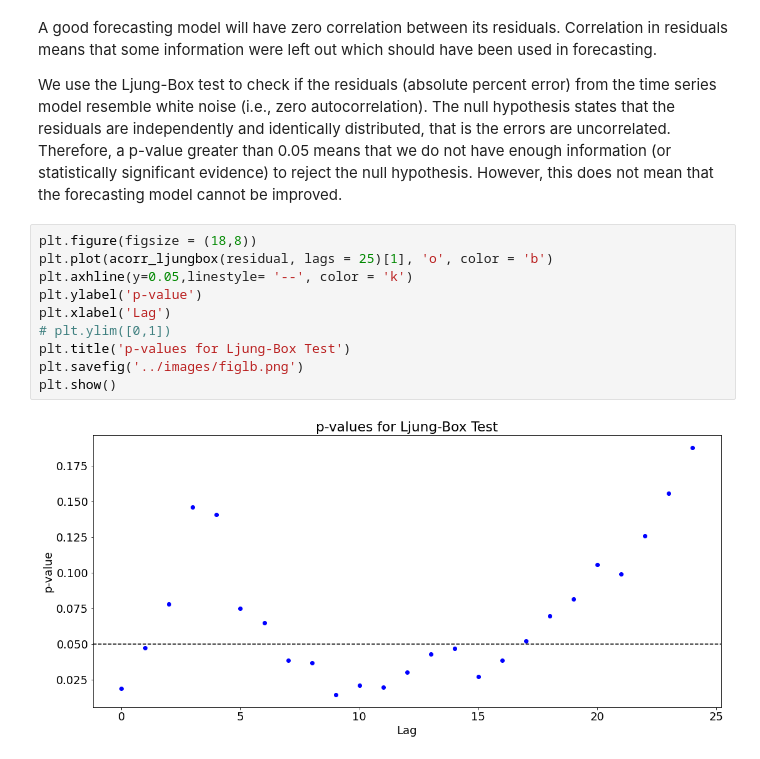
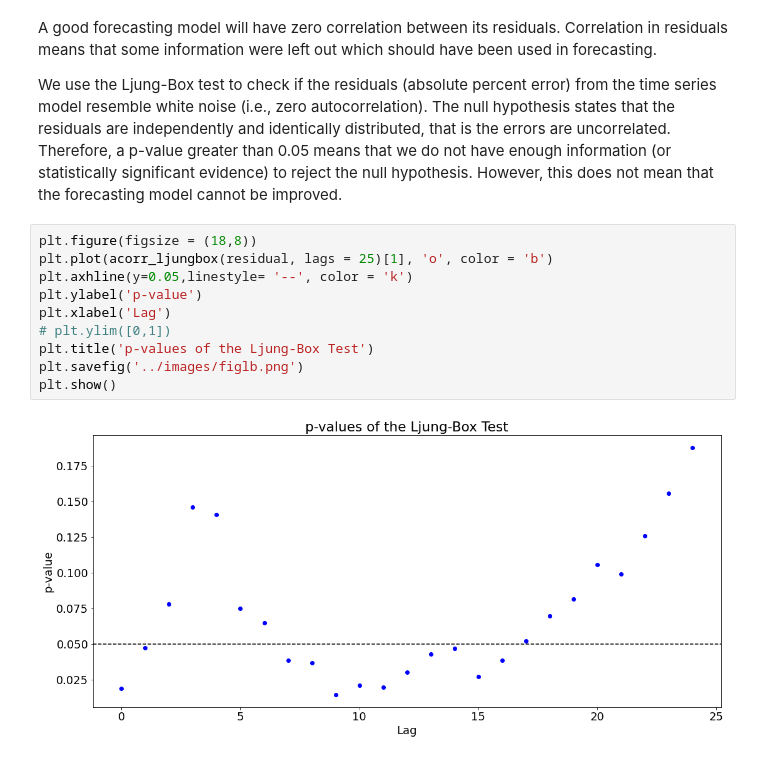
Before and after one commit to Owerre/Time-Series-Forecasting, a Jupyter notebook: fatality-forecast/notebooks/05-gpr.ipynb, the cells around one changed output. Cells and saved outputs as stored; diff of their text form.

```diff
--- a/fatality-forecast/notebooks/05-gpr.ipynb
+++ b/fatality-forecast/notebooks/05-gpr.ipynb
@@ -153,12 +154,12 @@ We use the Ljung-Box test to check if the residuals (absolute percent error) fro
 # %%
 plt.figure(figsize = (18,8))
 plt.plot(acorr_ljungbox(residual, lags = 25)[1], 'o', color = 'b')
 plt.axhline(y=0.05,linestyle= '--', color = 'k')
 plt.ylabel('p-value')
 plt.xlabel('Lag')
 # plt.ylim([0,1])
-plt.title('p-values for Ljung-Box Test')
+plt.title('p-values of the Ljung-Box Test')
 plt.savefig('../images/figlb.png')
 plt.show()
 # %% [output]
-[figure, old version]
+[figure, new version]
```
Also changed, not shown: parts of 1 cell of this notebook, 3 other files.
